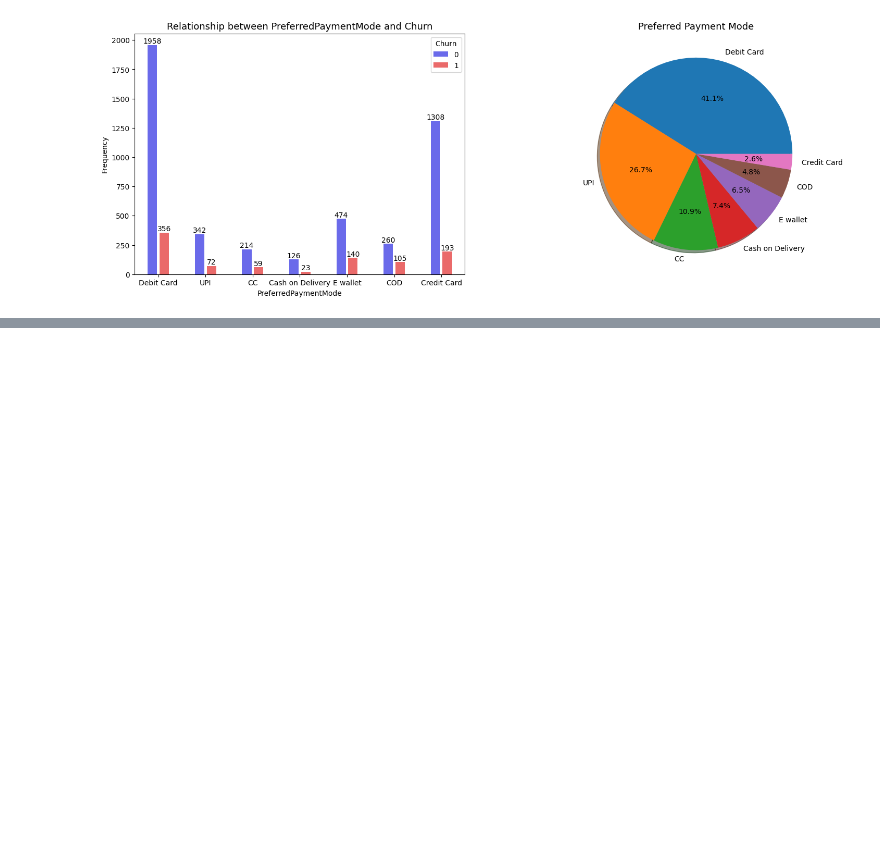
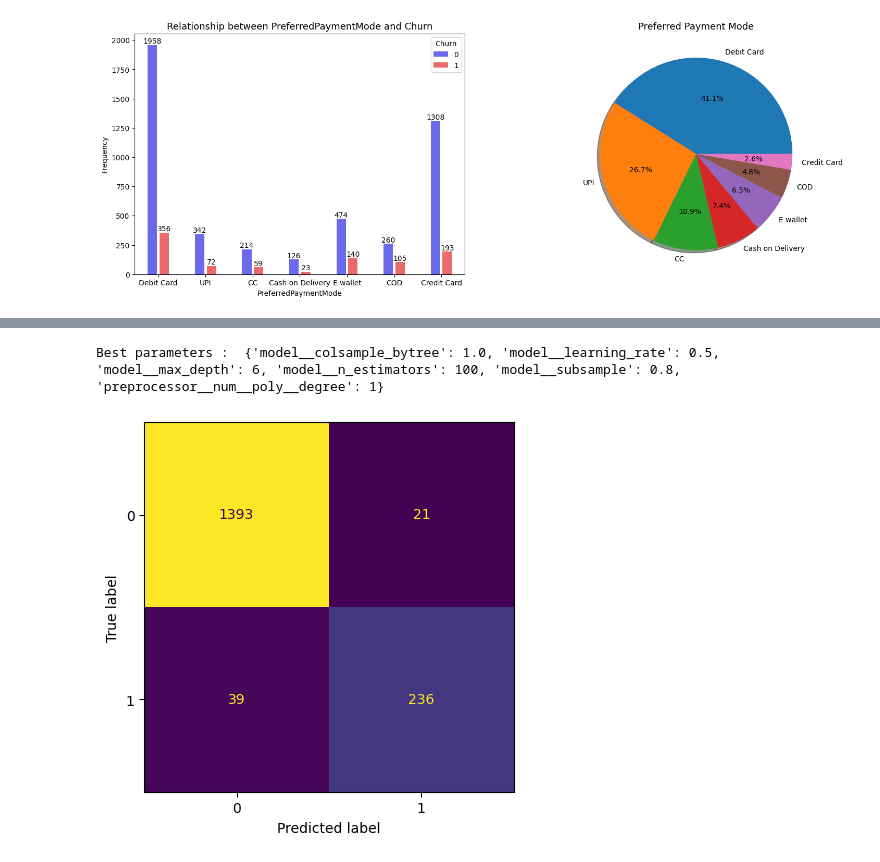
Before and after one commit to Maxwell-Selassie/Churn-Prediction, a Jupyter notebook: notebook.ipynb, the cells around one changed output, grey strips where cells are left out. Saved outputs shown, nothing was run; the diff lists cells and outputs as text; code cells hidden in the pictures; blank space fills up the shorter version.

```diff
--- a/notebook.ipynb
+++ b/notebook.ipynb
@@ -288,0 +303,2 @@ plt.show()
+# %%
+x = df.drop(columns=['Churn']).copy() #drop target column from dataset
@@ -288,0 +363,3 @@ plt.show()
+# %%
+print('Training model using XGB Classifier (This may take a while)...')
+model.fit(x_train,y_train)
@@ -288,0 +386,22 @@ plt.show()
+# %%
+print('Best parameters : ',model.best_params_)
+# %% [output]
+Best parameters :  {'model__colsample_bytree': 1.0, 'model__learning_rate': 0.5, 'model__max_depth': 6, 'model__n_estimators': 100, 'model__subsample': 0.8, 'preprocessor__num__poly__degree': 1}
+# %%
+best_model_xgb = model.best_estimator_
+# %%
+y_pred_xgb = best_model_xgb.predict(x_test)
+# %%
+#model evaluation - metrics
+#confusion matrix
+# Top_left(True Negative) - Correctly predicted negatives
+# Top_right (False Negative) - Incorrectly predicted positives
+# Bottom_left (False Positive) - Incorrectly predicted negative
+# Bottom_right (True Positive) - Correctly predicted positive
+cm = confusion_matrix(y_test,y_pred_xgb)
+disp = ConfusionMatrixDisplay(cm,display_labels=best_model_xgb.classes_)
+disp.plot(colorbar=False,cmap='viridis')
+plt.show()
+#with threshold at 0.5
+# %% [output]
+[figure, added]
```
Also changed, not shown: parts of 16 cells of this notebook.
